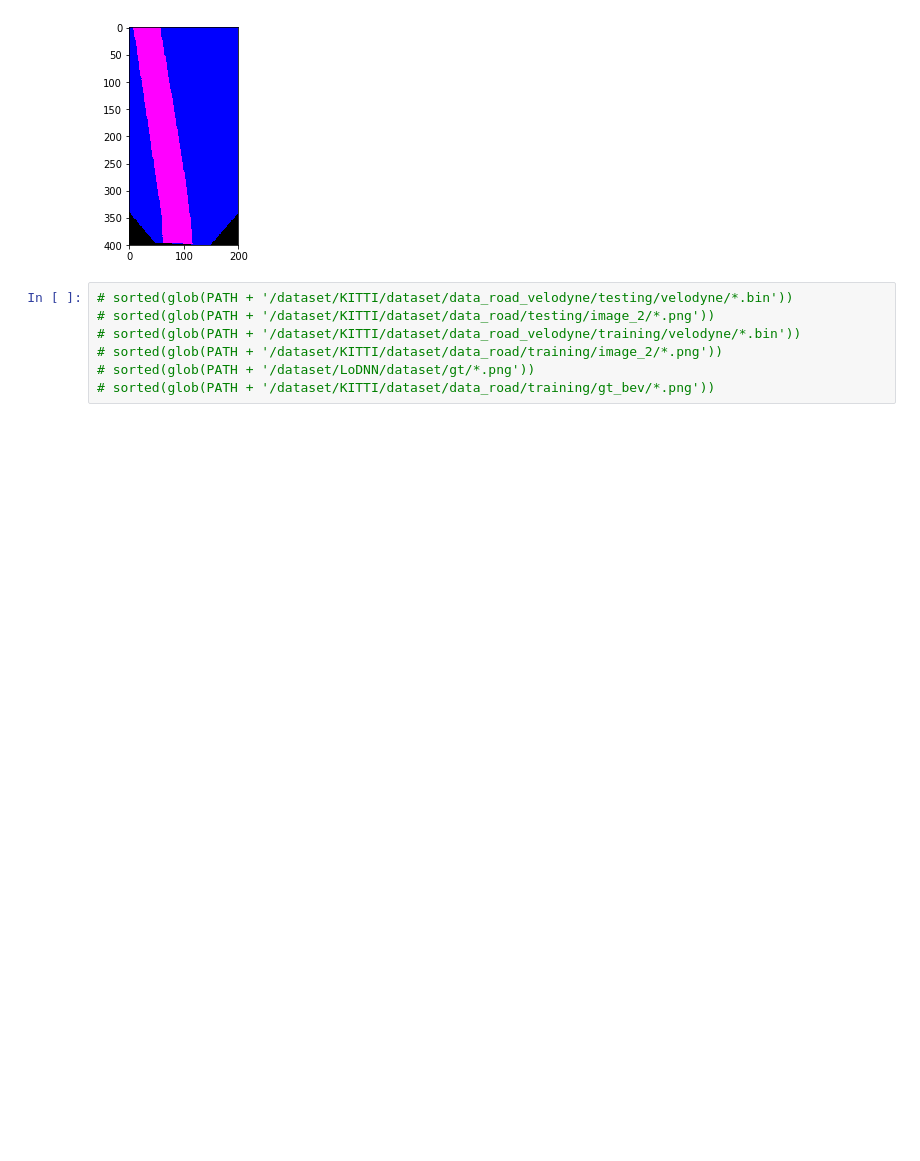
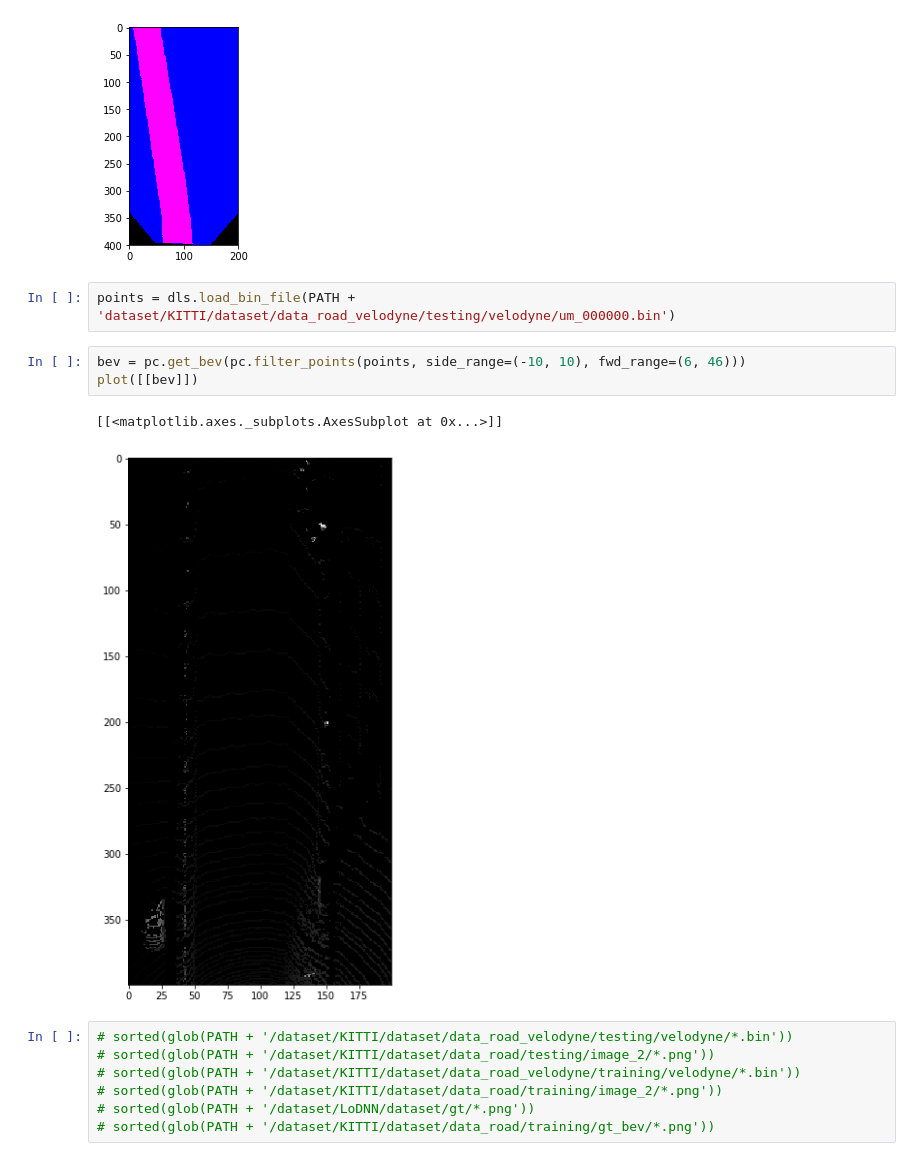
Before and after one commit to mrtpk/crispy-eureka, a Jupyter notebook: nbs/helpers/helpers_usage.ipynb, the cells around one changed output. Cells and saved outputs as stored; diff of their text form; blank space fills up the shorter version.

Commit message:
point cloud processing helpers added

```diff
--- a/nbs/helpers/helpers_usage.ipynb
+++ b/nbs/helpers/helpers_usage.ipynb
@@ -24,6 +26,14 @@ plt.imshow(img)
 # %% [output]
 <matplotlib.image.AxesImage at 0x...>
 [figure]
+# %%
+points = dls.load_bin_file(PATH + 'dataset/KITTI/dataset/data_road_velodyne/testing/velodyne/um_000000.bin')
+# %%
+bev = pc.get_bev(pc.filter_points(points, side_range=(-10, 10), fwd_range=(6, 46)))
+plot([[bev]])
+# %% [output]
+[[<matplotlib.axes._subplots.AxesSubplot at 0x...>]]
+[figure, added]
 # %%
 # sorted(glob(PATH + '/dataset/KITTI/dataset/data_road_velodyne/testing/velodyne/*.bin'))
 # sorted(glob(PATH + '/dataset/KITTI/dataset/data_road/testing/image_2/*.png'))
```
Also changed, not shown: parts of 1 cell of this notebook, 1 other file.
